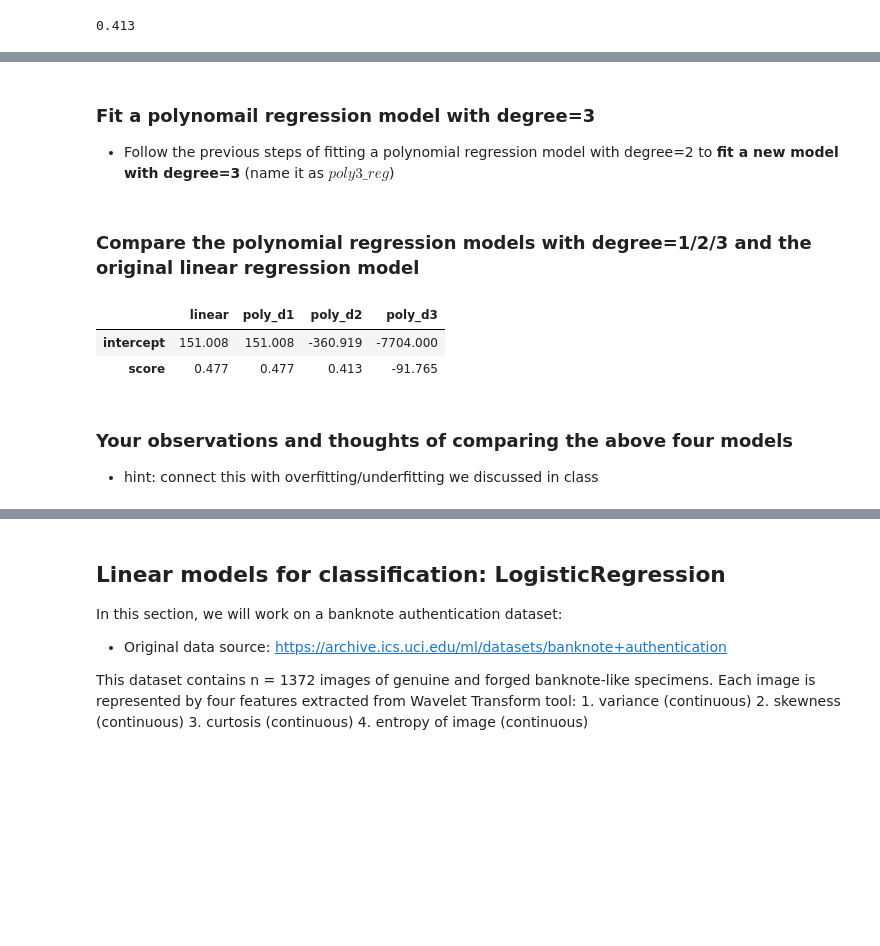
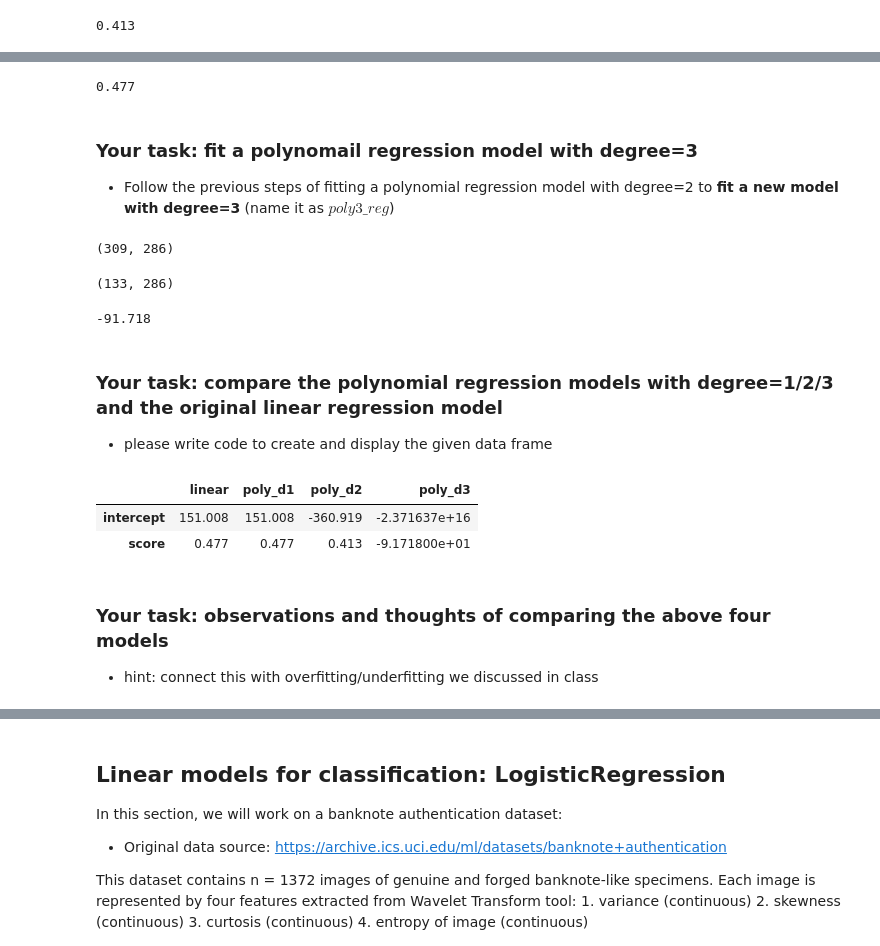
Before and after one commit to hhu66/Diabetes-machine-learning-models, a Jupyter notebook: M2.2_linear in-class coding practice/M2.2_Linear_inclass-1.ipynb, the cells around one changed output, grey strips where cells are left out. Cells and saved outputs as stored; diff of their text form; code cells hidden in the pictures; blank space fills up the shorter version.

```diff
--- a/M2.2_linear in-class coding practice/M2.2_Linear_inclass.ipynb
+++ b/M2.2_linear in-class coding practice/M2.2_Linear_inclass-1.ipynb
@@ -212,13 +313,51 @@ np.round(poly2_score,3)
+# %%
+# fit a regression model with the newly generated polynomial feature matrix
+# evaluate model performance
+poly1_reg = LinearRegression()
+poly1_reg.fit(X_train_poly1, y_train)
+poly1_score = poly1_reg.score(X_test_poly1, y_test)
+np.round(poly1_score,3)
+# %% [output]
+0.477
 # %% [markdown]
-### Fit a polynomail regression model with degree=3
+### Your task: fit a polynomail regression model with degree=3
 - Follow the previous steps of fitting a polynomial regression model with degree=2 to **fit a new model with degree=3** (name it as $poly3\_reg$)
+# %%
+# generate the new polynomial feature matrix for the training data
+poly3 = PolynomialFeatures(3)
+X_train_poly3 = poly3.fit_transform(X_train)
+X_train_poly3.shape
+# %% [output]
+(309, 286)
+# %%
+# generate the new polynomial feature matrix for the testing data
+X_test_poly3 = poly3.transform(X_test)
+X_test_poly3.shape
+# %% [output]
+(133, 286)
+# %%
+# fit a regression model with the newly generated polynomial feature matrix
+# evaluate model performance
+poly3_reg = LinearRegression()
+poly3_reg.fit(X_train_poly3, y_train)
+poly3_score = poly3_reg.score(X_test_poly3, y_test)
+np.round(poly3_score,3)
+# %% [output]
+-91.718
 # %% [markdown]
-### Compare the polynomial regression models with degree=1/2/3 and the original linear regression model
+### Your task: compare the polynomial regression models with degree=1/2/3 and the original linear regression model
+- please write code to create and display the given data frame
 # %%
+row_names = dict([item for item in zip(range(2), ['intercept', 'score'])])
+
+np.round(pd.DataFrame({'linear': [reg.intercept_, reg.score(X_test, y_test)],
+             'poly_d1': [poly1_reg.intercept_, poly1_reg.score(X_test_poly1, y_test)],
+             'poly_d2': [poly2_reg.intercept_, poly2_reg.score(X_test_poly2, y_test)],
+             'poly_d3': [poly3_reg.intercept_, poly3_reg.score(X_test_poly3, y_test)]}).rename(index=row_names), 3)
 # %% [output]
 |  | linear | poly_d1 | poly_d2 | poly_d3 |
-| intercept | 151.008 | 151.008 | -360.919 | -7704.000 |
-| score | 0.477 | 0.477 | 0.413 | -91.765 |
+| intercept | 151.008 | 151.008 | -360.919 | -2.371637e+16 |
+| score | 0.477 | 0.477 | 0.413 | -9.171800e+01 |
 # %% [markdown]
-### Your observations and thoughts of comparing the above four models
+### Your task: observations and thoughts of comparing the above four models
 - hint: connect this with overfitting/underfitting we discussed in class
```
Also changed, not shown: parts of 55 cells of this notebook.
